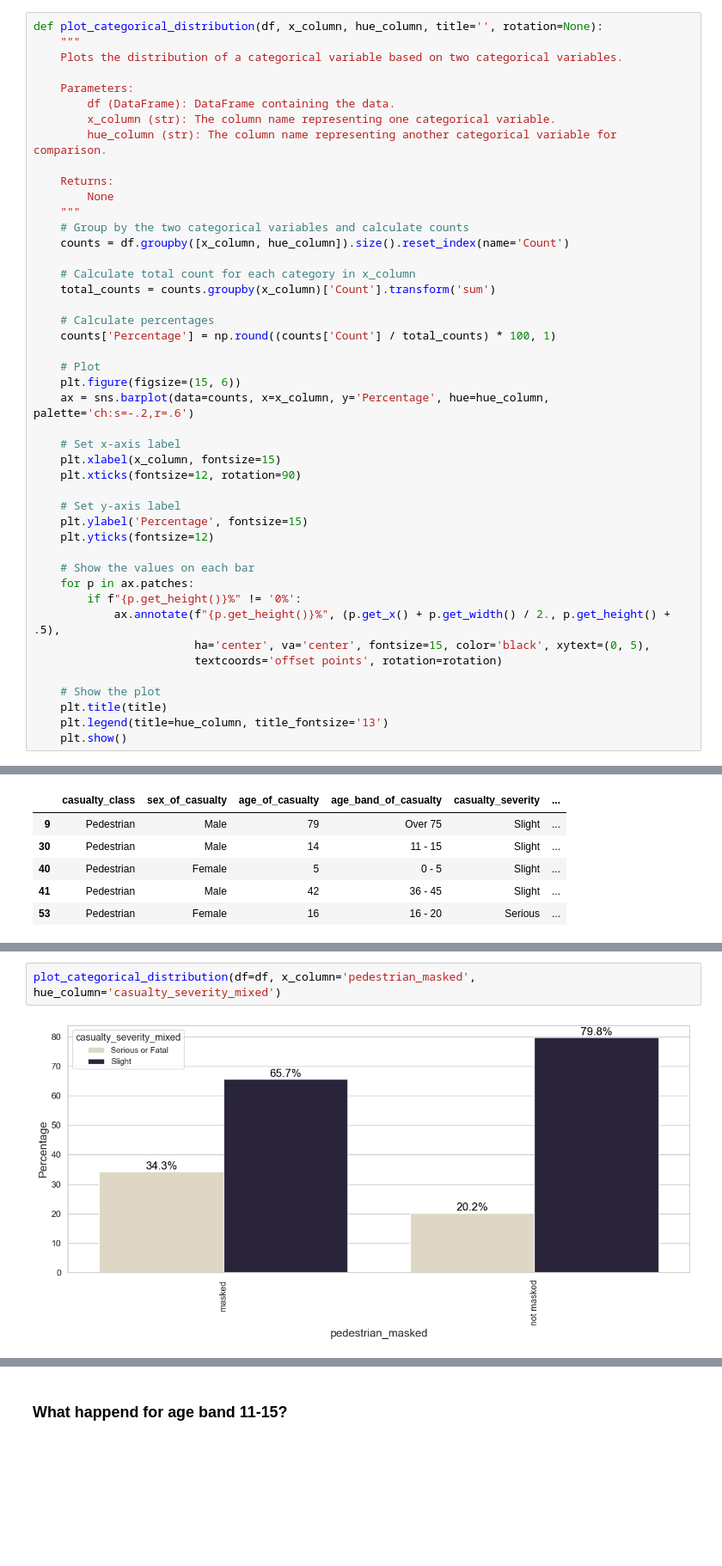
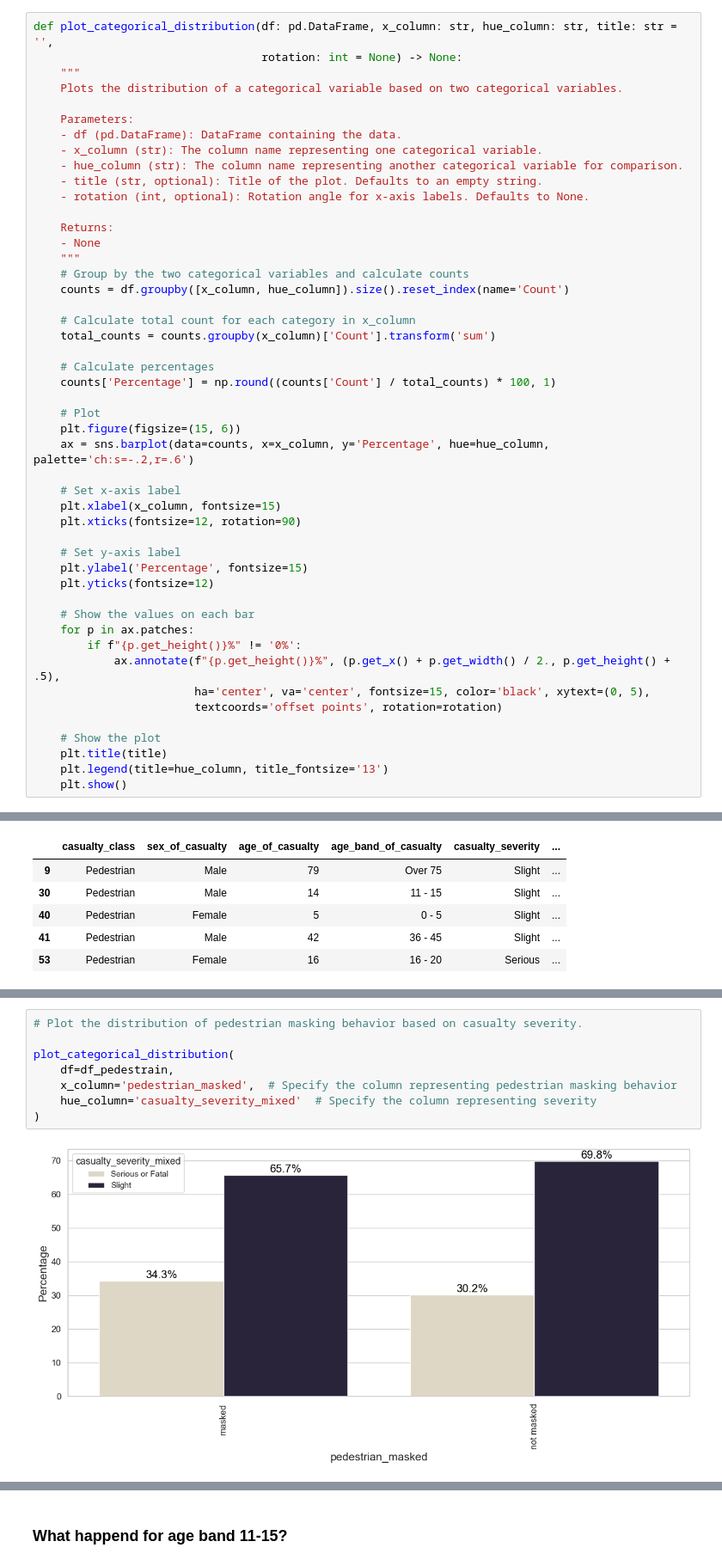
Before and after one commit to Milad-Tz/driving-accident-analysis, a Jupyter notebook: Analysis of Driving Accident Data-v3-new.ipynb, the cells around one changed output, grey strips where cells are left out. Shown at 86% size. Cells and saved outputs as stored; diff of their text form; blank space fills up the shorter version.

```diff
--- a/Analysis of Driving Accident Data-v3-new.ipynb
+++ b/Analysis of Driving Accident Data-v3-new.ipynb
@@ -1318,17 +1355,20 @@ def plot_donut_chart(df, feature, title=''):
     # Add a title
     plt.title(title)
 # %%
-def plot_categorical_distribution(df, x_column, hue_column, title='', rotation=None):
+def plot_categorical_distribution(df: pd.DataFrame, x_column: str, hue_column: str, title: str = '',
+                                  rotation: int = None) -> None:
     """
     Plots the distribution of a categorical variable based on two categorical variables.
 
     Parameters:
-        df (DataFrame): DataFrame containing the data.
-        x_column (str): The column name representing one categorical variable.
-        hue_column (str): The column name representing another categorical variable for comparison.
+    - df (pd.DataFrame): DataFrame containing the data.
+    - x_column (str): The column name representing one categorical variable.
+    - hue_column (str): The column name representing another categorical variable for comparison.
+    - title (str, optional): Title of the plot. Defaults to an empty string.
+    - rotation (int, optional): Rotation angle for x-axis labels. Defaults to None.
 
     Returns:
-        None
+    - None
     """
     # Group by the two categorical variables and calculate counts
     counts = df.groupby([x_column, hue_column]).size().reset_index(name='Count')
@@ -1450,5 +1564,11 @@ df_pedestrain.head()
 # %%
-plot_categorical_distribution(df=df, x_column='pedestrian_masked', hue_column='casualty_severity_mixed')
+# Plot the distribution of pedestrian masking behavior based on casualty severity.
+
+plot_categorical_distribution(
+    df=df_pedestrain,
+    x_column='pedestrian_masked',  # Specify the column representing pedestrian masking behavior
+    hue_column='casualty_severity_mixed'  # Specify the column representing severity
+)
 # %% [output]
-[figure, old version]
+[figure, new version]
 # %%
```
Also changed, not shown: parts of 61 cells of this notebook.
